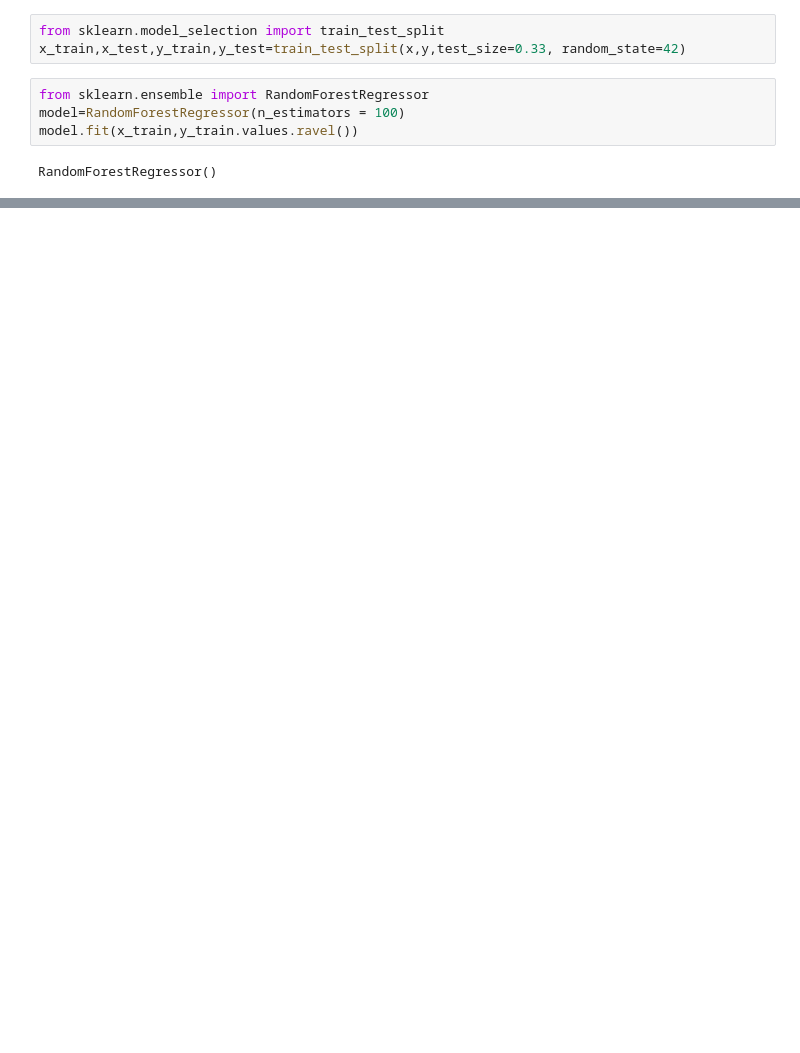
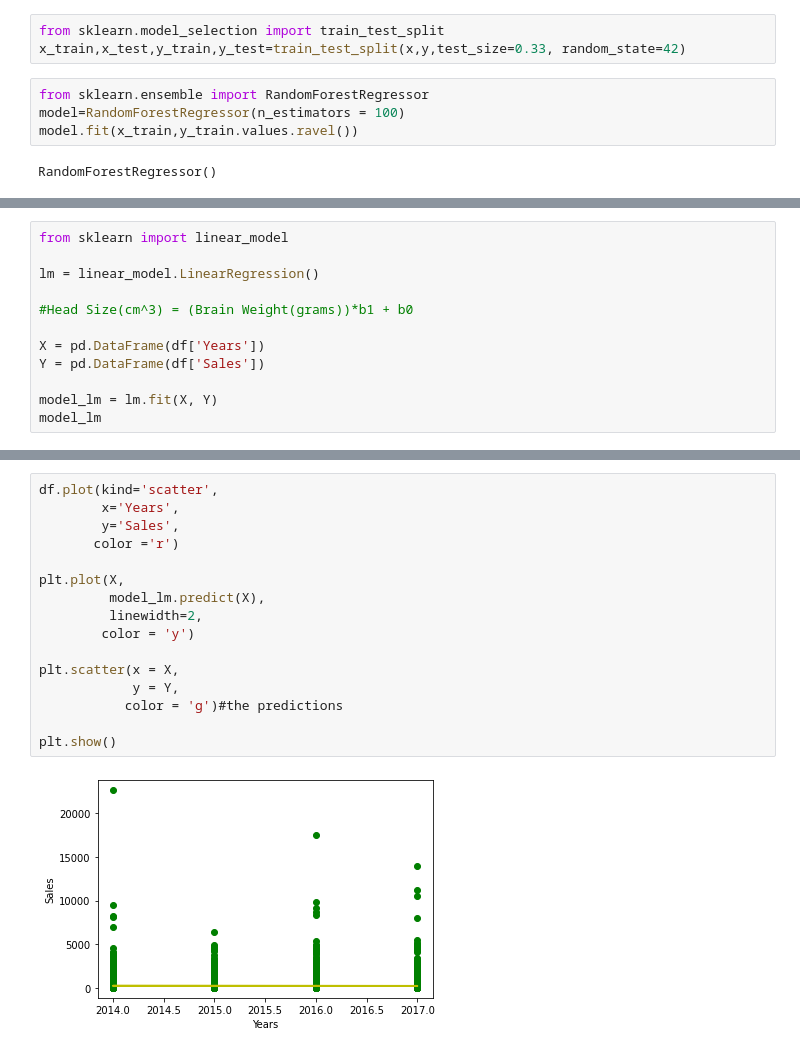
Before and after one commit to Caavalos/DMEGADE3, a Jupyter notebook: MidTerm.ipynb, the cells around one changed output, grey strips where cells are left out. Saved outputs shown, nothing was run; the diff lists cells and outputs as text; blank space fills up the shorter version.

```diff
--- a/MidTerm.ipynb
+++ b/MidTerm.ipynb
@@ -248,0 +253,12 @@ model.score(x_test,y_test)
+# %%
+from sklearn import linear_model
+
+lm = linear_model.LinearRegression()
+
+#Head Size(cm^3) = (Brain Weight(grams))*b1 + b0
+
+X = pd.DataFrame(df['Years'])
+Y = pd.DataFrame(df['Sales'])
+
+model_lm = lm.fit(X, Y)
+model_lm
@@ -248,0 +275,18 @@ model.score(x_test,y_test)
+# %%
+df.plot(kind='scatter',
+        x='Years',
+        y='Sales',
+       color ='r')
+
+plt.plot(X,
+         model_lm.predict(X),
+         linewidth=2,
+        color = 'y')
+
+plt.scatter(x = X,
+            y = Y,
+           color = 'g')#the predictions
+
+plt.show()
+# %% [output]
+[figure, added]
```
Also changed, not shown: parts of 22 cells of this notebook.
